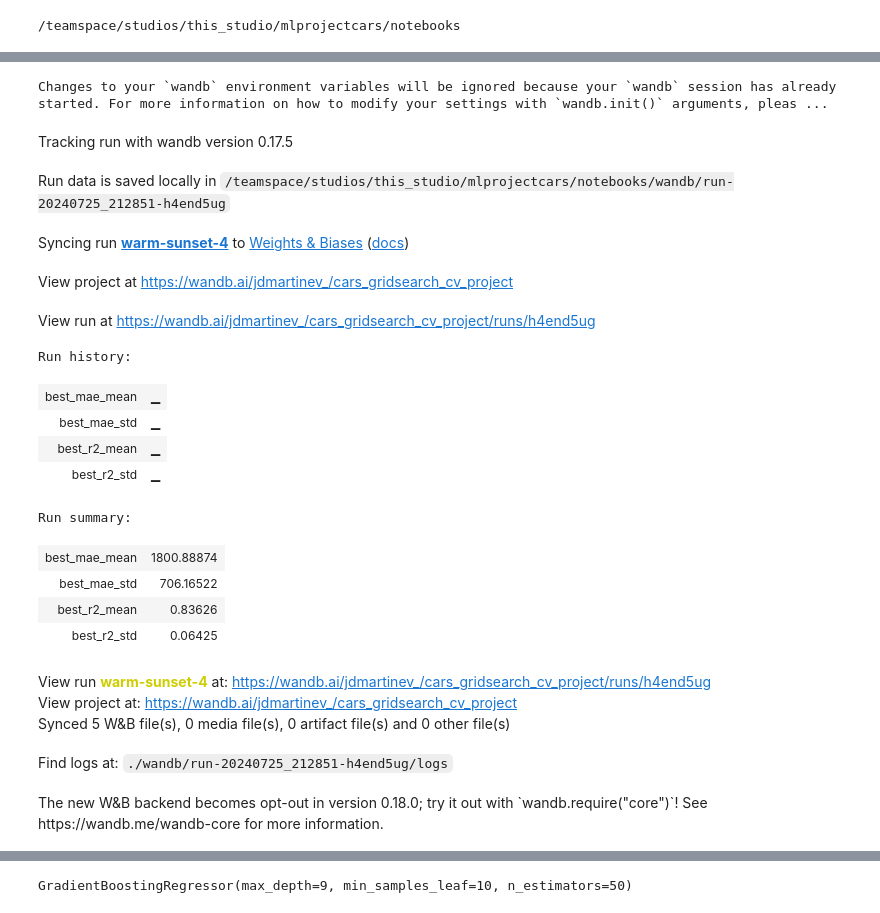
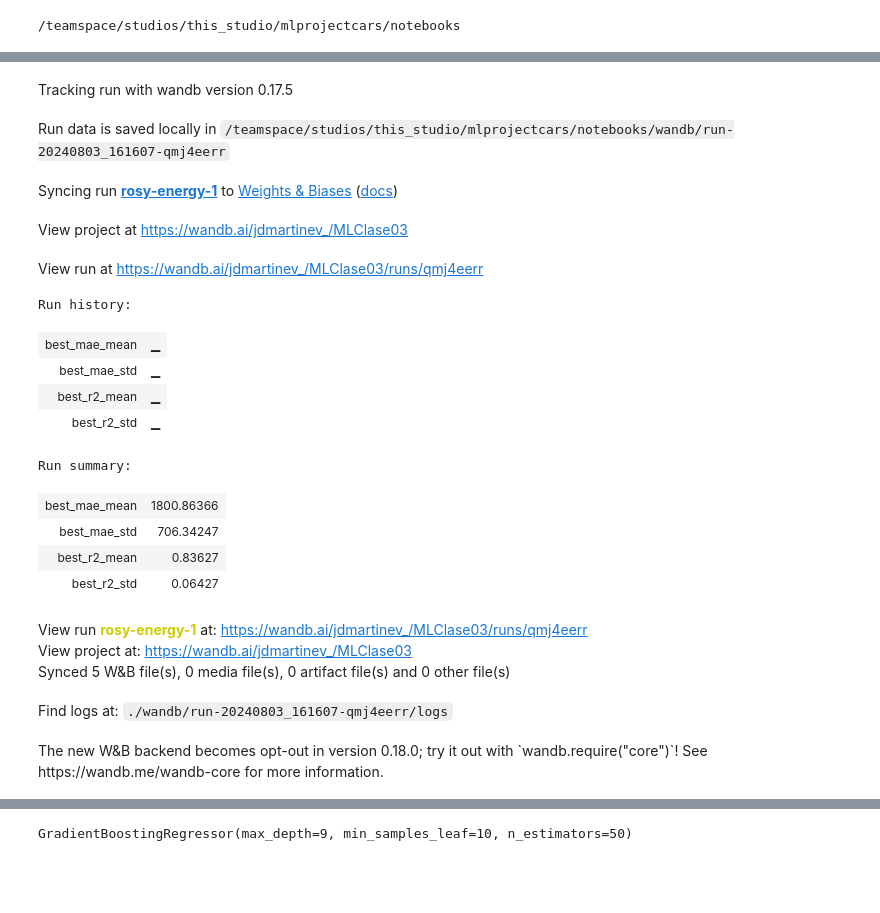
Before and after one commit to jdmartinev/MachineLearning, a Jupyter notebook: Clase01/mlproject/notebooks/c_training.ipynb, the cells around one changed output, grey strips where cells are left out. Drawn from its saved outputs; the diff is of its cells as text; code cells hidden in the pictures; blank space fills up the shorter version.

```diff
--- a/Clase01/mlproject/notebooks/c_training.ipynb
+++ b/Clase01/mlproject/notebooks/c_training.ipynb
@@ -88,12 +93,12 @@ y_train = df[target]
 #Transformaciones para variables categoricas
 categorical_transformer = Pipeline(steps=[
     ("encoder", OrdinalEncoder(handle_unknown="use_encoded_value", unknown_value=-1)),
-    ('imputer', SimpleImputer(strategy='median')),
+    #('imputer', SimpleImputer(strategy='median')),
 ])
 
 numerical_transformer = Pipeline(steps=[
     ('imputer', SimpleImputer(strategy='mean')),
-    ('scaler', MinMaxScaler())
+    #('scaler', MinMaxScaler())
 ])
 # %%
 # Definimos el Pipeline de procesamiento
@@ -163,43 +168,42 @@ GridSearchCV(cv=3,
 # %%
 # start a new wandb run to track this script
 config=rf.best_params_
 config['method'] = 'Random Forest'
 wandb.init(
     # set the wandb project where this run will be logged
-    project="cars_gridsearch_cv_project",
+    project="MLClase03",
 
     # track hyperparameters and run metadata
     config=config
 )
 best_index = rf.best_index_
 best_results = rf.cv_results_
 for metric in scorers.keys():
     wandb.log({
         f'best_{metric}_mean': best_results[f'mean_test_{metric}'][best_index],
         f'best_{metric}_std': best_results[f'std_test_{metric}'][best_index],
     })
 wandb.finish()
 # %% [output]
-Changes to your `wandb` environment variables will be ignored because your `wandb` session has already started. For more information on how to modify your settings with `wandb.init()` arguments, pleas ...
 Tracking run with wandb version 0.17.5
-Run data is saved locally in /teamspace/studios/this_studio/mlprojectcars/notebooks/wandb/run-20240725_212851-h4end5ug
+Run data is saved locally in /teamspace/studios/this_studio/mlprojectcars/notebooks/wandb/run-20240803_161607-qmj4eerr
-Syncing run warm-sunset-4 to Weights & Biases (docs)
+Syncing run rosy-energy-1 to Weights & Biases (docs)
-View project at https://wandb.ai/jdmartinev_/cars_gridsearch_cv_project
+View project at https://wandb.ai/jdmartinev_/MLClase03
-View run at https://wandb.ai/jdmartinev_/cars_gridsearch_cv_project/runs/h4end5ug
+View run at https://wandb.ai/jdmartinev_/MLClase03/runs/qmj4eerr
+Run history:
+| best_mae_mean | ▁ |
+| best_mae_std | ▁ |
+| best_r2_mean | ▁ |
+| best_r2_std | ▁ |
-Run history:
+Run summary:
-| best_mae_mean | ▁ |
-| best_mae_std | ▁ |
-| best_r2_mean | ▁ |
-| best_r2_std | ▁ |
-Run summary:
-| best_mae_mean | 1800.88874 |
-| best_mae_std | 706.16522 |
-| best_r2_mean | 0.83626 |
-| best_r2_std | 0.06425 |
+| best_mae_mean | 1800.86366 |
+| best_mae_std | 706.34247 |
+| best_r2_mean | 0.83627 |
+| best_r2_std | 0.06427 |
-View run warm-sunset-4 at: https://wandb.ai/jdmartinev_/cars_gridsearch_cv_project/runs/h4end5ug
-View project at: https://wandb.ai/jdmartinev_/cars_gridsearch_cv_project
+View run rosy-energy-1 at: https://wandb.ai/jdmartinev_/MLClase03/runs/qmj4eerr
+View project at: https://wandb.ai/jdmartinev_/MLClase03
 Synced 5 W&B file(s), 0 media file(s), 0 artifact file(s) and 0 other file(s)
-Find logs at: ./wandb/run-20240725_212851-h4end5ug/logs
+Find logs at: ./wandb/run-20240803_161607-qmj4eerr/logs
 The new W&B backend becomes opt-out in version 0.18.0; try it out with `wandb.require("core")`! See https://wandb.me/wandb-core for more information.
 # %%
 # start a new wandb run to track this script
```
Also changed, not shown: parts of 9 cells of this notebook, 4 other files.
